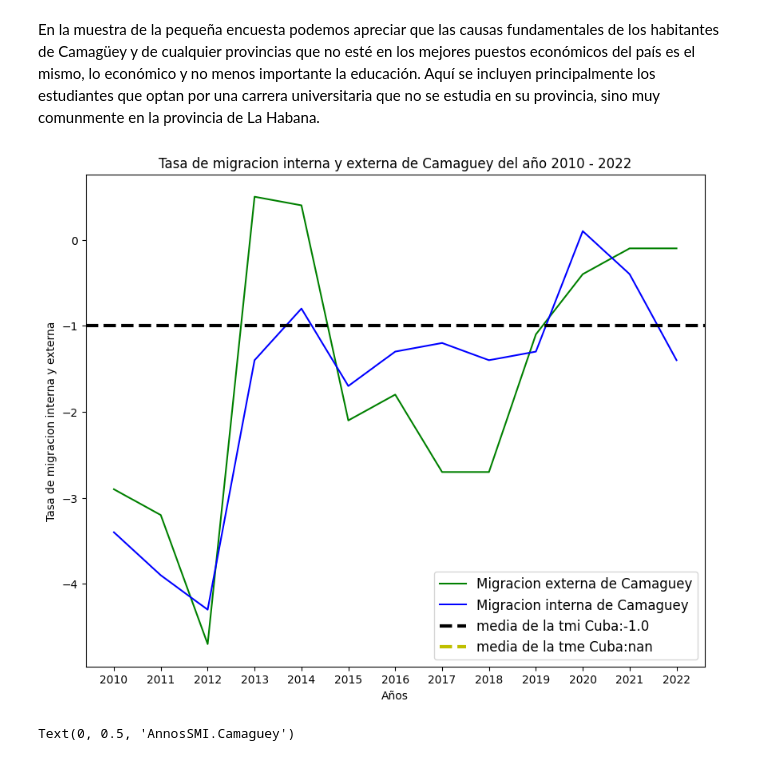
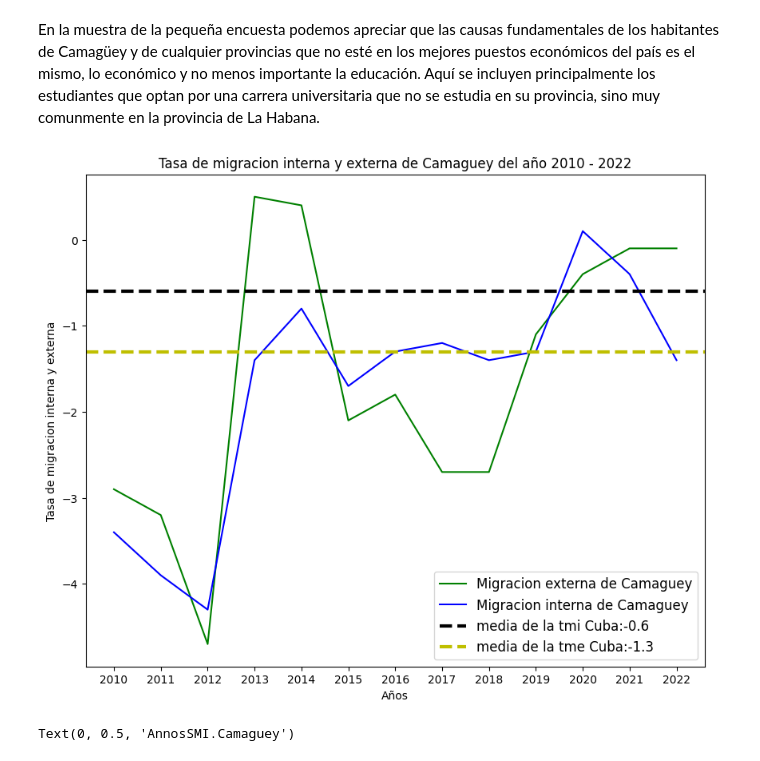
Before and after one commit to brenvaldes/-La-Ciudad-de-los-Tinajones-, a Jupyter notebook: proyecto.ipynb.ipynb, the cells around one changed output. Drawn from its saved outputs; the diff is of its cells as text; code cells hidden in the pictures.

```diff
--- a/proyecto.ipynb.ipynb
+++ b/proyecto.ipynb.ipynb
@@ -14,12 +14,6 @@ import pandas as pd
 import json
 import numpy as np
 import matplotlib.pyplot as plt
-# %%
-#importar los datos del json
-
-with open('mijson.json', 'r') as archivo:
-    Camaguey = json.load(archivo)
-Camaguey = pd.read_json('mijson.json')
 # %% [markdown]
 La disminución de la población en Camagüey desde 2014 se debía a factores económicos,entre otros, la situación económica en Camagüey ha llevado a sus habitantes a la migración hacia otras provincias o a otros países en busca de mejores condiciones de vida. Muchos de sus habitantes se han trasladado a áreas urbanas en su misma provincia tambien en busca de trabajo o mejores oportunidades.
 Estos elementos combinados han llevado a la disminución de la población en Camagüey en los últimos años.
@@ -195,35 +189,35 @@ tmiCam = np.array(datos["Provinciassmm"]["Camaguey"]["tmi-10-22"])
 tmeCam = np.array(datos["Provinciassmm"]["Camaguey"]["tme-10-22"])
 
 tmiCuba = []
 for provincia in datos["Provinciassmm"].keys():
     tmiCuba.append(np.array(datos["Provinciassmm"][provincia]["tmi-10-22"]).mean().round(1))
 
 tmeCuba = []
 for provincia in datos["Provinciassmm"].keys():
-    tmiCuba.append(np.array(datos["Provinciassmm"][provincia]["tme-10-22"]).mean().round(1))
+    tmeCuba.append(np.array(datos["Provinciassmm"][provincia]["tme-10-22"]).mean().round(1))
 
 # promedio de la migracion interna y  externa de toda Cuba
 protmiCuba = np.array(tmiCuba).mean().round(1)
 protmeCuba = np.array(tmeCuba).mean().round(1)
 
 # creando una grafica de lineas con la tasa de migracion interna y externa de Mayabeque y promedio de la migracion interna y  externa de toda Cuba
 
 plt.figure(figsize = [10,8])
 
 plt.title("Tasa de migracion interna y externa de Camaguey del año 2010 - 2022")
 plt.plot(datos['annos'], tmeCam, linestyle = '-', color = 'g', label = 'Migracion externa de Camaguey')
 plt.plot(datos['annos'], tmiCam, linestyle = '-', color = 'b', label = 'Migracion interna de Camaguey')
 plt.xlabel('Años')
 plt.ylabel("Tasa de migracion interna y externa")
 plt.xticks([2010,2011,2012,2013,2014,2015,2016,2017,2018,2019,2020,2021,2022])
 plt.axhline(y = protmiCuba, linestyle = '--', color = 'k', linewidth = 3, label = f'media de la tmi Cuba:{protmiCuba}')
 plt.axhline(y = protmeCuba, linestyle = '--', color = 'y', linewidth = 3, label = f'media de la tme Cuba:{protmeCuba}')
 
 plt.legend(loc = 'lower right', prop = {'size': 12})
 
 plt.show()
 # %% [output]
-[figure, old version]
+[figure, new version]
 # %%
 
 with open('SaldoMigratorioInternoCamaguey.json', 'r') as archivo:
```
